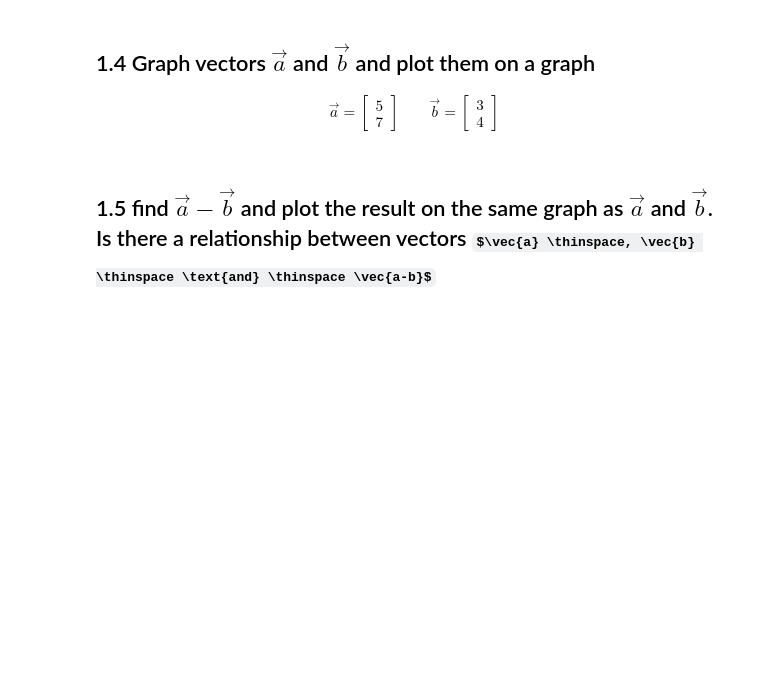
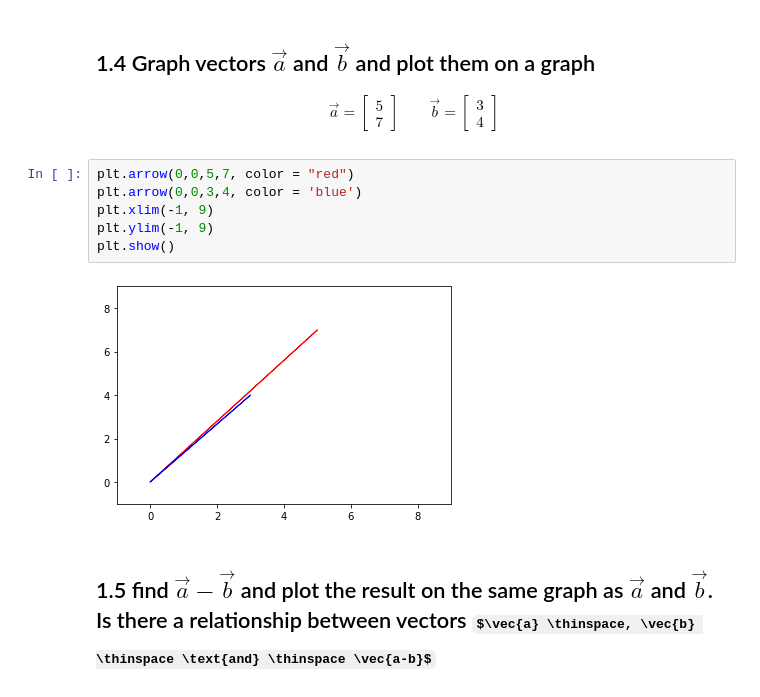
Before and after one commit to njaiprakash/DS-Unit-1-Sprint-3-Linear-Algebra, a Jupyter notebook: module1-vectors-and-matrices/LS_DS_131_Vectors_and_Matrices_Assignment.ipynb, the cells around one changed output. Saved outputs shown, nothing was run; the diff lists cells and outputs as text; some formulas as TeX source; blank space fills up the shorter version.

```diff
--- a/module1-vectors-and-matrices/LS_DS_131_Vectors_and_Matrices_Assignment.ipynb
+++ b/module1-vectors-and-matrices/LS_DS_131_Vectors_and_Matrices_Assignment.ipynb
@@ -25,5 +74,13 @@ print(pi)
 \qquad
 \vec{b} = \begin{bmatrix} 3 \\4 \end{bmatrix}
 \end{align}
+# %%
+plt.arrow(0,0,5,7, color = "red")
+plt.arrow(0,0,3,4, color = 'blue')
+plt.xlim(-1, 9)
+plt.ylim(-1, 9)
+plt.show()
+# %% [output]
+[figure, added]
 # %% [markdown]
 ## 1.5 find $\vec{a} - \vec{b}$ and plot the result on the same graph as $\vec{a}$ and $\vec{b}$. Is there a relationship between vectors $\vec{a} \thinspace, \vec{b} \thinspace \text{and} \thinspace \vec{a-b}$
```
Also changed, not shown: parts of 24 cells of this notebook.
